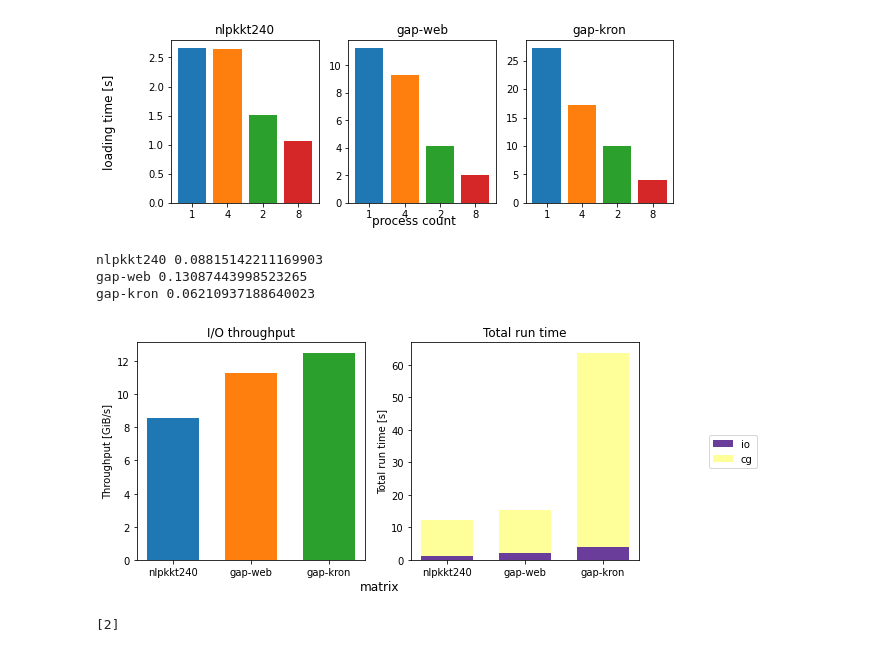
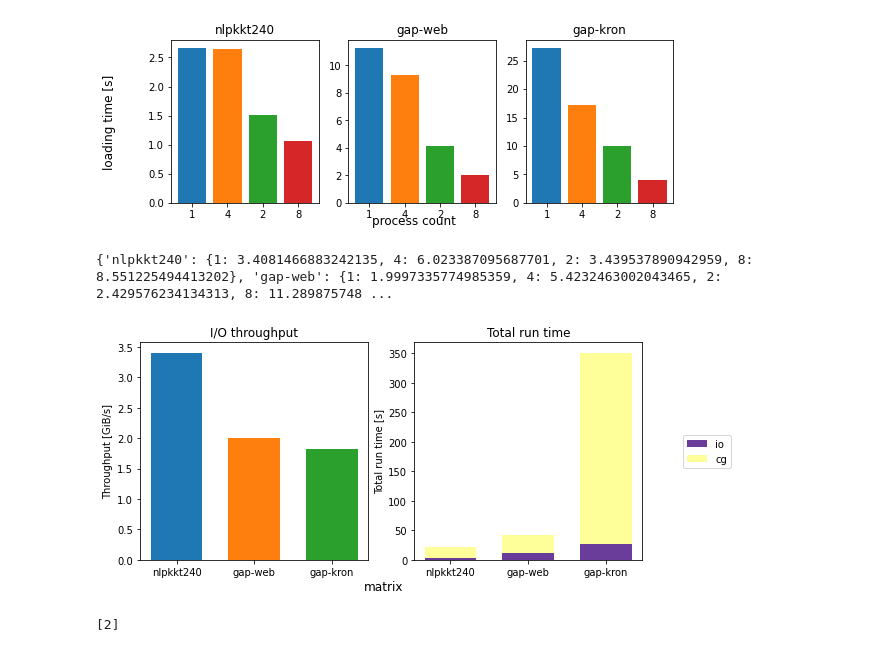
Before and after one commit to rurabori/diploma_research, a Jupyter notebook: scripts/data_analysis/graphs.ipynb, the cells around one changed output. Drawn from its saved outputs; the diff is of its cells as text; code cells hidden in the pictures.

```diff
--- a/scripts/data_analysis/graphs.ipynb
+++ b/scripts/data_analysis/graphs.ipynb
@@ -3,6 +3,22 @@
 import numpy as np
 import matplotlib.pyplot as plt
 %matplotlib inline
+# %%
+def as_step(name):
+    renames = {'A*s': 'CG0',
+               'alpha = (r*r) / s*A*s': 'CG1',
+               'x += s * alpha': 'CG2',
+               'r -= temp * alpha': 'CG3',
+               'r*r': 'CG4',
+               'sk+1 = rk+1 + beta * sk;': 'CG5',
+               'distributing s': 'DCG1',
+               'edge sync': 'DCG0',
+               }
+    return renames.get(name, name)
+
+
+def make_steps(steps):
+    return {as_step(name): value for name, value in steps.items()}
 # %%
 import json
 from pathlib import Path
@@ -33,6 +49,8 @@ def load_stats(directory):
         result["cg"]["steps"][step] /= len(files)
     result["cg"]["total"] /= len(files)
 
+    result['cg']['steps'] = make_steps(result['cg']['steps'])
+
     return result
 
 
@@ -43,6 +61,8 @@ def normalize(stats):
 
     for key in stats["cg"]["steps"]:
         stats["cg"]["steps"][key] /= stats["cg"]["num_iters"]
+
+    stats['cg']['steps'] = make_steps(stats['cg']['steps'])
 
     return stats
 
@@ -298,10 +311,10 @@ for matrix, run in cg_dim_ds.items():
         if 'local_elements' in gen_info:
             elems_per_cpu = gen_info["local_elements"] / cpus
             rows_per_cpu = gen_info["local_rows"] / cpus
-            mat_epc[elems_per_cpu] = data['cg']['steps']['A*s']
-            mat_rpc[rows_per_cpu] = data['cg']['steps']['A*s']
-            mat_el[gen_info["local_elements"]] = data['cg']['steps']['A*s']
-            mat_rw[gen_info["local_rows"]] = data['cg']['steps']['A*s']
+            mat_epc[elems_per_cpu] = data['cg']['steps'][as_step('A*s')]
+            mat_rpc[rows_per_cpu] = data['cg']['steps'][as_step('A*s')]
+            mat_el[gen_info["local_elements"]] = data['cg']['steps'][as_step('A*s')]
+            mat_rw[gen_info["local_rows"]] = data['cg']['steps'][as_step('A*s')]
             #print(f'  local_elems : {gen_info["local_elements"]} {elems_per_cpu}')
             #print(f'  loc_rows    : {gen_info["local_rows"]}     {rows_per_cpu}')
 
@@ -393,41 +406,39 @@ print(throughput)
 [figure]
 # %%
 fig, ax = plt.subplots(1, 2, figsize=(9,4))
-
+print(throughput)
 for i, matrix in enumerate(matrix_sizes.keys()):
     io_data = io_stats[matrix]
     tp_data = throughput[matrix]
     sp_data = sp_stats[matrix]
-    ax[1].bar(i*0.3, io_data[8], width=0.2, label='io', color=get_color('io'))
-    ax[1].bar(i*0.3, cg_dim_ds[matrix]['8-1-16']['cg']['total'],
-           bottom=io_data[8], width=0.2, color=get_color('cg'), label='cg')
-    ax[0].bar(i*0.3, tp_data[8], width=0.2, label='x')
-    print(matrix, io_data[8] / (io_data[8] + cg_dim_ds[matrix]['8-1-16']['cg']['total']))
+    ax[1].bar(i*0.3, io_data[1], width=0.2, label='io', color=get_color('io'))
+    ax[1].bar(i*0.3, sp_data['128']['cg']['total'],
+           bottom=io_data[1], width=0.2, color=get_color('cg'), label='cg')
+    ax[0].bar(i*0.3, tp_data[1], width=0.2, label='x')
+    #print(matrix, io_data[8] / (io_data[8] + sp_data[matrix]['128']['cg']['total']))
 
 
 ax[0].set_title('I/O throughput')
 
 ax[1].set_title('Total run time')
 
 ax[1].set_ylabel('Total run time [s]')
 ax[0].set_ylabel('Throughput [GiB/s]')
 
 ax[1].set_xticks(np.arange(len(matrix_sizes)) * 0.3, matrix_sizes.keys())
 ax[0].set_xticks(np.arange(len(matrix_sizes)) * 0.3, matrix_sizes.keys())
 
 supy = fig.supxlabel('matrix')
 handles, labels = fig.gca().get_legend_handles_labels()
 by_label = dict(zip(labels, handles))
 lgd = fig.legend(
-    by_label.values(), by_label.keys(), loc="center left", bbox_to_anchor=(1, 0.5)
+    by_label.values(), by_label.keys(), loc="center", bbox_to_anchor=(1, 0.5)
 )
 
-fig.savefig('io_mp.pdf', bbox_extra_artists=(lgd, supy), bbox_inches='tight')
+fig.savefig('io.pdf', bbox_extra_artists=(lgd, supy), bbox_inches='tight')
 # %% [output]
-nlpkkt240 0.08815142211169903
-gap-web 0.13087443998523265
-gap-kron 0.06210937188640023
+{'nlpkkt240': {1: 3.4081466883242135, 4: 6.023387095687701, 2: 3.439537890942959, 8: 8.551225494413202}, 'gap-web': {1: 1.9997335774985359, 4: 5.4232463002043465, 2: 2.429576234134313, 8: 11.289875748 ...
-[figure, old version]
+[figure, new version]
 # %%
 fig, ax = plt.subplots()
 
```
Also changed, not shown: parts of 14 cells of this notebook, 6 other files.
